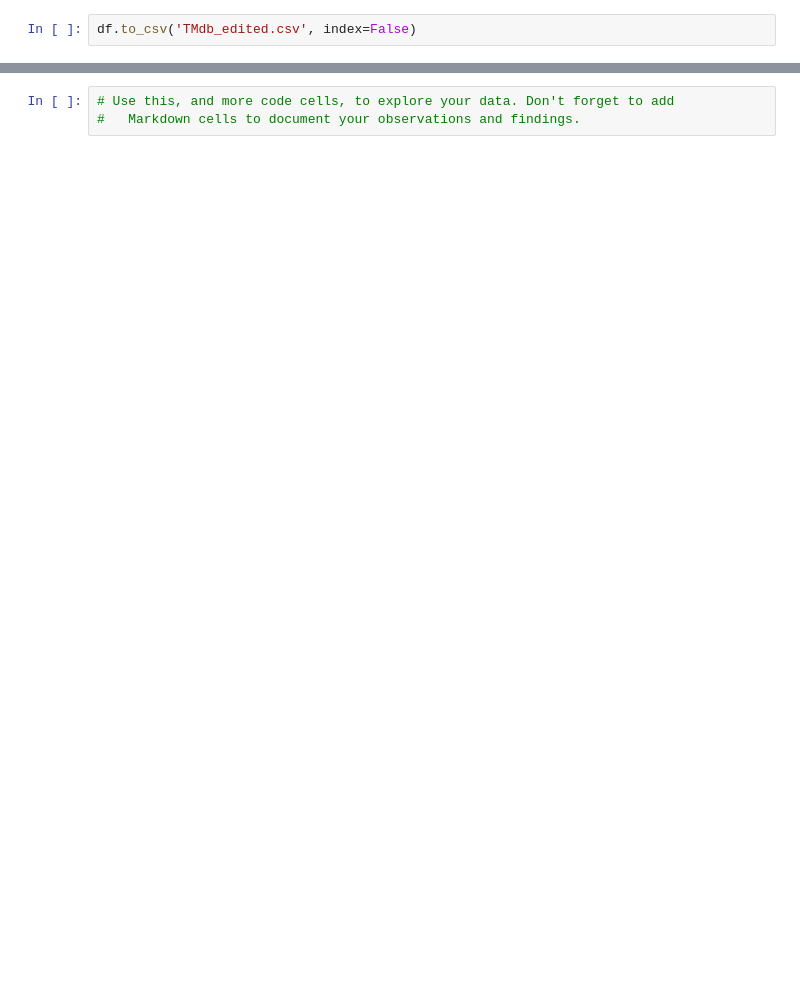
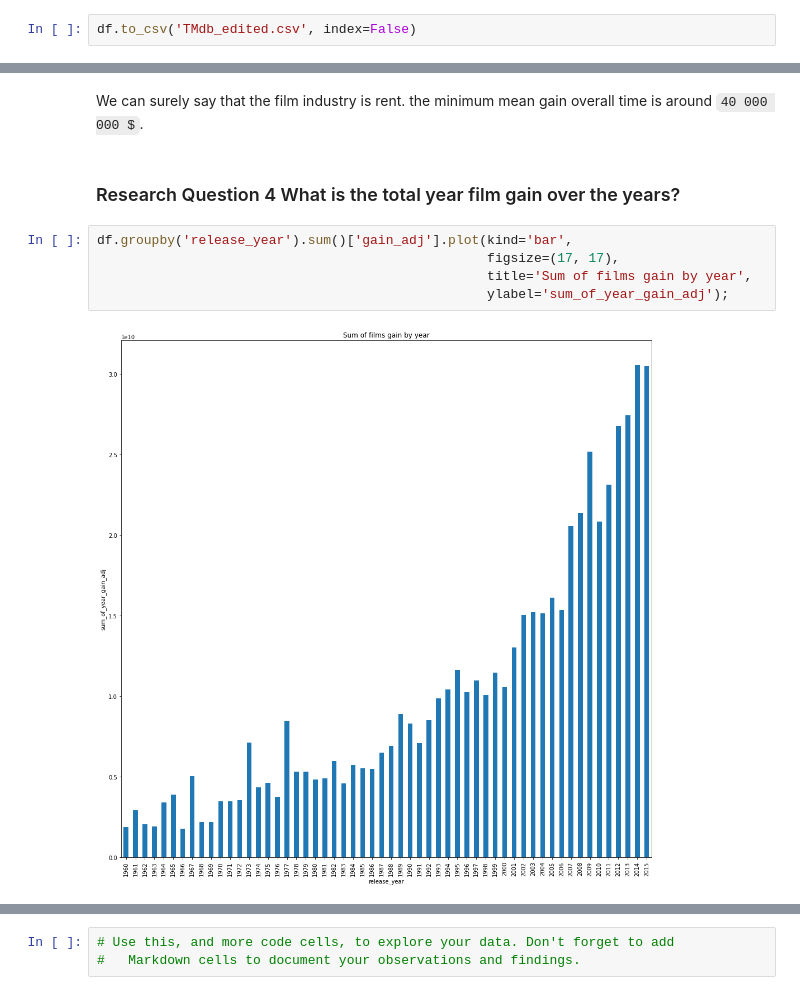
Before and after one commit to temajozias/Udacity-DataAnalystND-P1-Investigate-a-Dataset, a Jupyter notebook: Investigate_a_Dataset.ipynb, the cells around one changed output, grey strips where cells are left out. Cells and saved outputs as stored; diff of their text form; blank space fills up the shorter version.

```diff
--- a/Investigate_a_Dataset.ipynb
+++ b/Investigate_a_Dataset.ipynb
@@ -417,0 +460,11 @@ memory usage: 2.2+ MB
+# %% [markdown]
+We can surely say that the film industry is rent. the minimum mean gain overall time is around `40 000 000 $`.
+# %% [markdown]
+### Research Question 4  What is the total year film gain over the years?
+# %%
+df.groupby('release_year').sum()['gain_adj'].plot(kind='bar',
+                                                  figsize=(17, 17),
+                                                  title='Sum of films gain by year',
+                                                  ylabel='sum_of_year_gain_adj');
+# %% [output]
+[figure, added]
```
Also changed, not shown: parts of 54 cells of this notebook, 1 other file.
